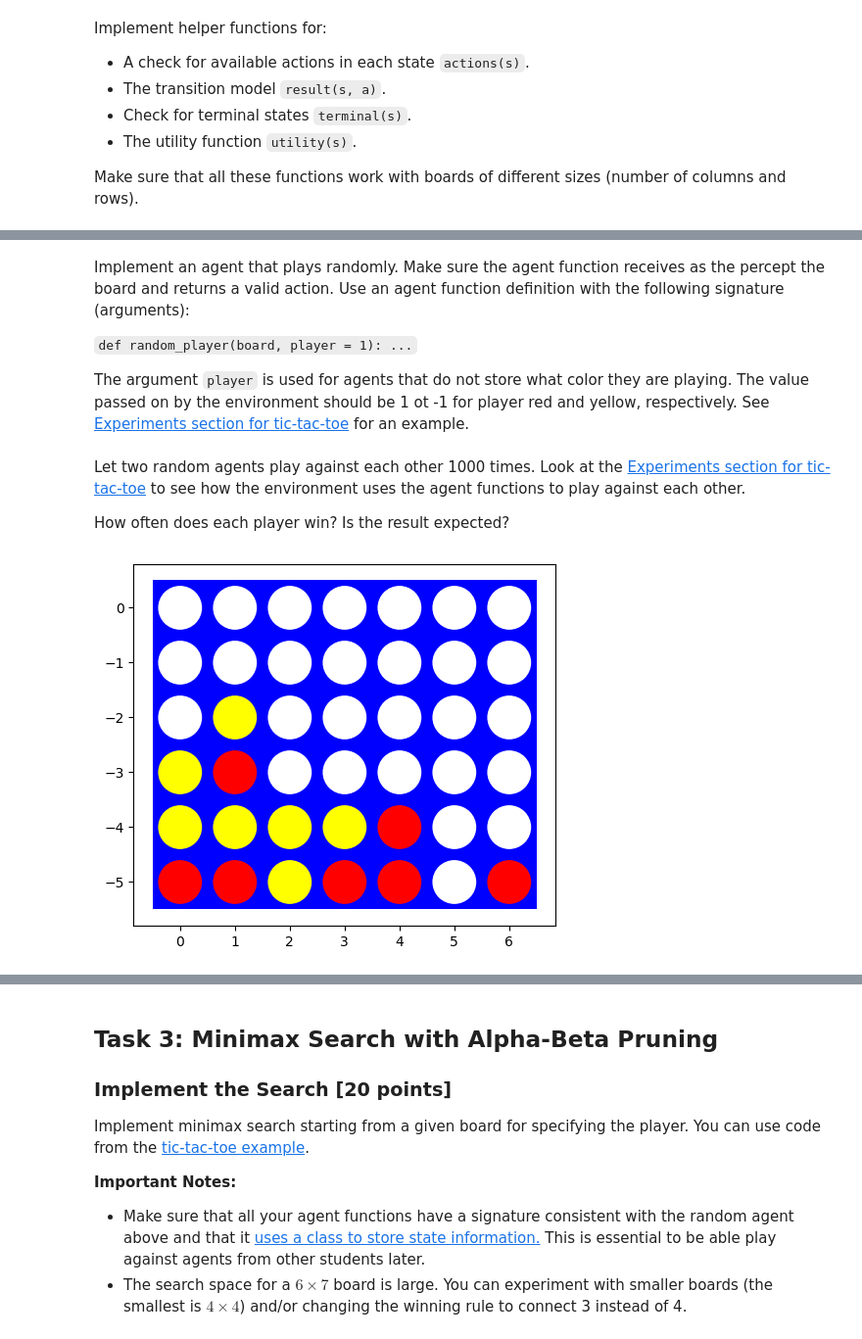
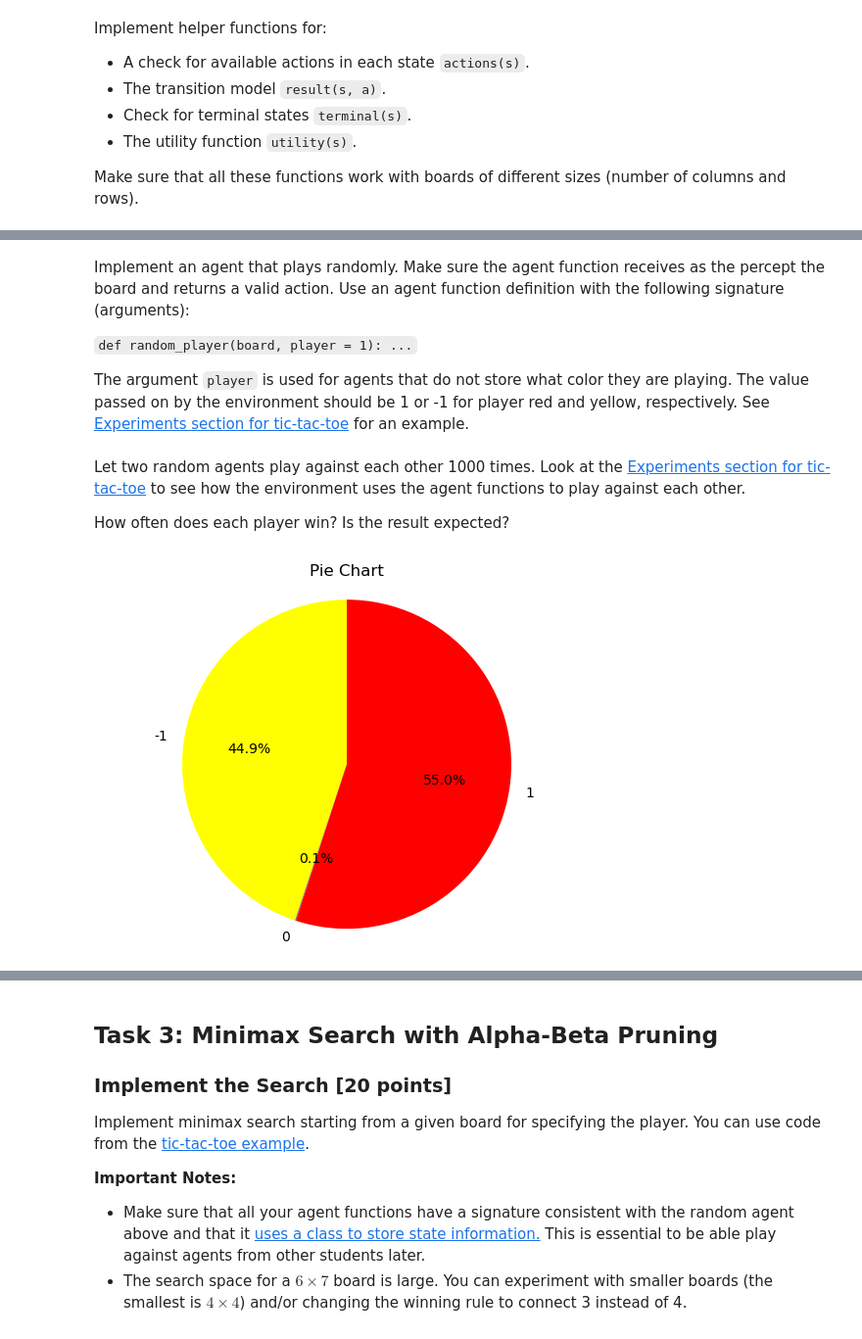
Before and after one commit to Mikecamdo/ArtificialIntelligence, a Jupyter notebook: Assignment 5/assignment_connect4.ipynb, the cells around one changed output, grey strips where cells are left out. Shown at 98% size. Saved outputs shown, nothing was run; the diff lists cells and outputs as text; code cells hidden in the pictures.

Commit message:
Random Players Analysis
Added a chart and brief analysis comparing the play between 2 random agents

```diff
--- a/Assignment 5/assignment_connect4.ipynb
+++ b/Assignment 5/assignment_connect4.ipynb
@@ -187,5 +170,5 @@ Implement an agent that plays randomly. Make sure the agent function receives as
 
 `def random_player(board, player = 1): ...`
 
-The argument `player` is used for agents that do not store what color they are playing. The value passed on by the environment should be 1 ot -1 for player red and yellow, respectively.  See [Experiments section for tic-tac-toe](https://nbviewer.org/github/mhahsler/CS7320-AI/blob/master/Games/tictactoe_and_or_tree_search.ipynb#Experiments) for an example.
+The argument `player` is used for agents that do not store what color they are playing. The value passed on by the environment should be 1 or -1 for player red and yellow, respectively.  See [Experiments section for tic-tac-toe](https://nbviewer.org/github/mhahsler/CS7320-AI/blob/master/Games/tictactoe_and_or_tree_search.ipynb#Experiments) for an example.
 # %%
@@ -198,15 +181,35 @@ def random_player(board, player=1):
 Let two random agents play against each other 1000 times. Look at the [Experiments section for tic-tac-toe](https://nbviewer.org/github/mhahsler/CS7320-AI/blob/master/Games/tictactoe_and_or_tree_search.ipynb#Experiments) to see how the environment uses the agent functions to play against each other.
 
 How often does each player win? Is the result expected?
-# %%
-# Your code/ answer goes here.
-board = empty_board()
-
-player = 1
-
-while terminal(board) == False:
-    board = random_player(board, player)
-    visualize(board)
-    player *= -1
-# %% [output]
-[figure, removed]
+# %%
+winners = []
+
+for i in range(1000):
+    board = empty_board()
+
+    # start with red player
+    player = 1
+
+    while terminal(board) == False:
+        board = random_player(board, player)
+        player *= -1 # swaps players every turn
+
+    winner = utility(board, player=1)
+
+    winners.append(winner)
+
+
+values, counts = np.unique(winners, return_counts=True)
+
+if len(values) == 3:
+    colors = ['yellow', 'gray', 'red']
+else:
+    colors = ['yellow', 'red']
+
+plt.pie(x=counts, labels=values, autopct='%1.1f%%', startangle=90, colors=colors)
+plt.axis('equal')  # Equal aspect ratio ensures that the pie is drawn as a circle.
+plt.title('Pie Chart')
+
+plt.show()
+# %% [output]
+[figure, added]
```
Also changed, not shown: parts of 6 cells of this notebook.
